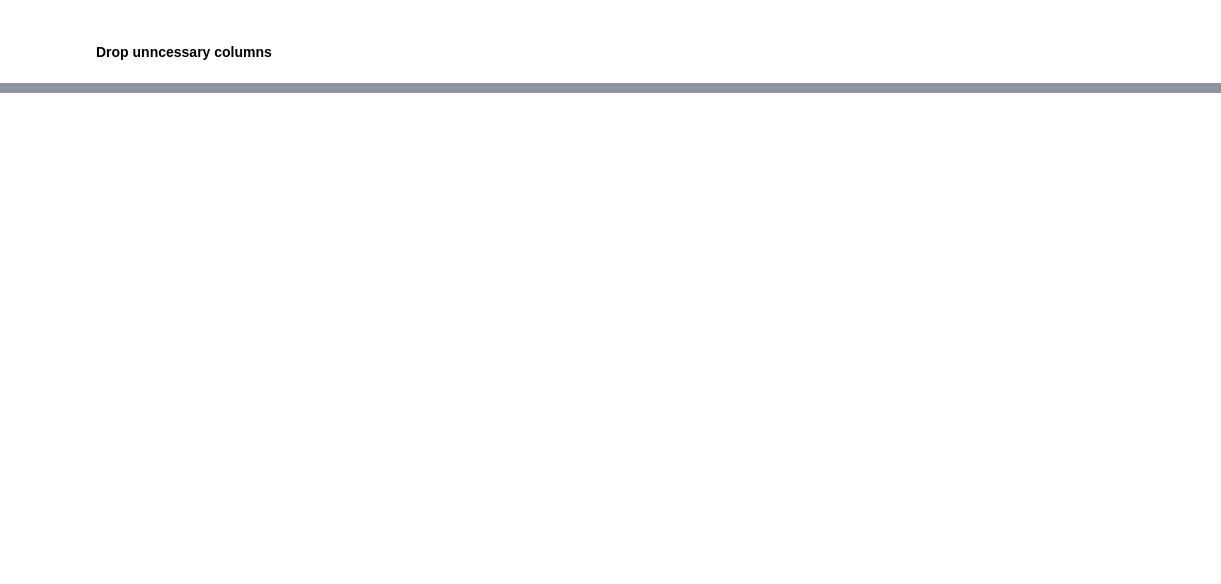
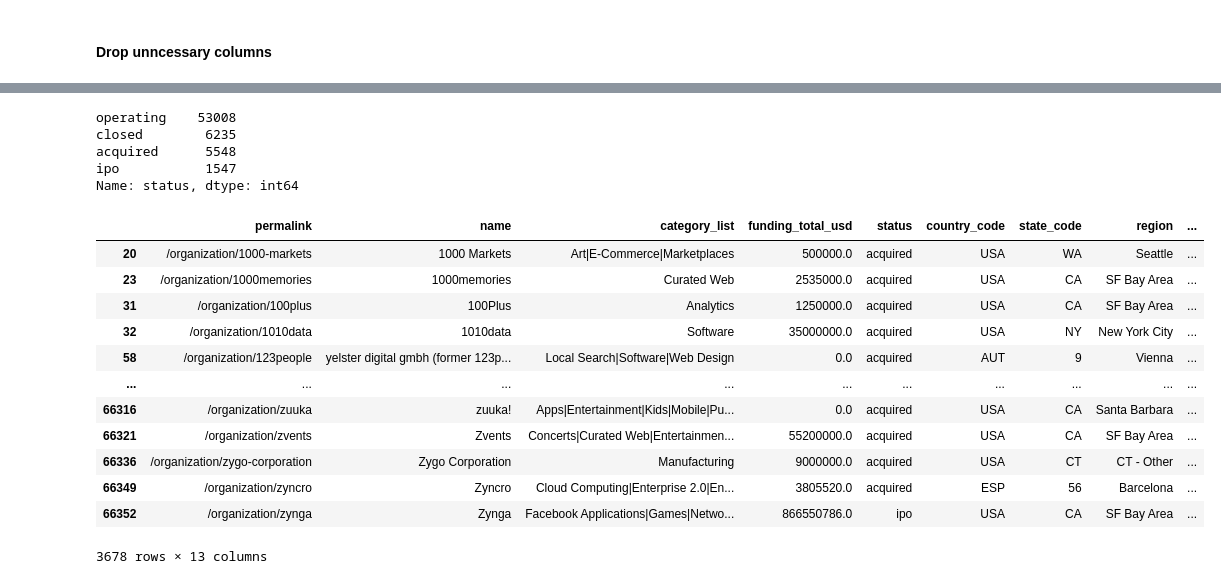
Before and after one commit to jbpatty/project-3, a Jupyter notebook: startup_prediction_cleaning.ipynb, the cells around one changed output, grey strips where cells are left out. Cells and saved outputs as stored; diff of their text form; code cells hidden in the pictures; blank space fills up the shorter version.

```diff
--- a/startup_prediction_cleaning.ipynb
+++ b/startup_prediction_cleaning.ipynb
@@ -163,0 +146,29 @@ clean_companies_df.to_pickle("/Users/jbpatty/project-3/clean_companies_df")
+# %%
+clean_companies_df.status.value_counts()
+# %% [output]
+operating    53008
+closed        6235
+acquired      5548
+ipo           1547
+Name: status, dtype: int64
+# %%
+# See how many companies exited (acquired or IPO'd) more than 3 years ago
+clean_companies_df[np.logical_and(
+    np.logical_and(clean_companies_df.last_funding_at < pd.to_datetime('2013'),
+                   clean_companies_df.first_funding_at > '2005'),
+    np.logical_or(clean_companies_df.status == 'ipo',
+                   clean_companies_df.status == 'acquired'))]
+# %% [output]
+|  | permalink | name | category_list | funding_total_usd | status | country_code | state_code | region | ... |
+| 20 | /organization/1000-markets | 1000 Markets | Art|E-Commerce|Marketplaces | 500000.0 | acquired | USA | WA | Seattle | ... |
+| 23 | /organization/1000memories | 1000memories | Curated Web | 2535000.0 | acquired | USA | CA | SF Bay Area | ... |
+| 31 | /organization/100plus | 100Plus | Analytics | 1250000.0 | acquired | USA | CA | SF Bay Area | ... |
+| 32 | /organization/1010data | 1010data | Software | 35000000.0 | acquired | USA | NY | New York City | ... |
+| 58 | /organization/123people | yelster digital gmbh (former 123p... | Local Search|Software|Web Design | 0.0 | acquired | AUT | 9 | Vienna | ... |
+| ... | ... | ... | ... | ... | ... | ... | ... | ... | ... |
+| 66316 | /organization/zuuka | zuuka! | Apps|Entertainment|Kids|Mobile|Pu... | 0.0 | acquired | USA | CA | Santa Barbara | ... |
+| 66321 | /organization/zvents | Zvents | Concerts|Curated Web|Entertainmen... | 55200000.0 | acquired | USA | CA | SF Bay Area | ... |
+| 66336 | /organization/zygo-corporation | Zygo Corporation | Manufacturing | 9000000.0 | acquired | USA | CT | CT - Other | ... |
+| 66349 | /organization/zyncro | Zyncro | Cloud Computing|Enterprise 2.0|En... | 3805520.0 | acquired | ESP | 56 | Barcelona | ... |
+| 66352 | /organization/zynga | Zynga | Facebook Applications|Games|Netwo... | 866550786.0 | ipo | USA | CA | SF Bay Area | ... |
+3678 rows × 13 columns
```
Also changed, not shown: parts of 6 cells of this notebook.
